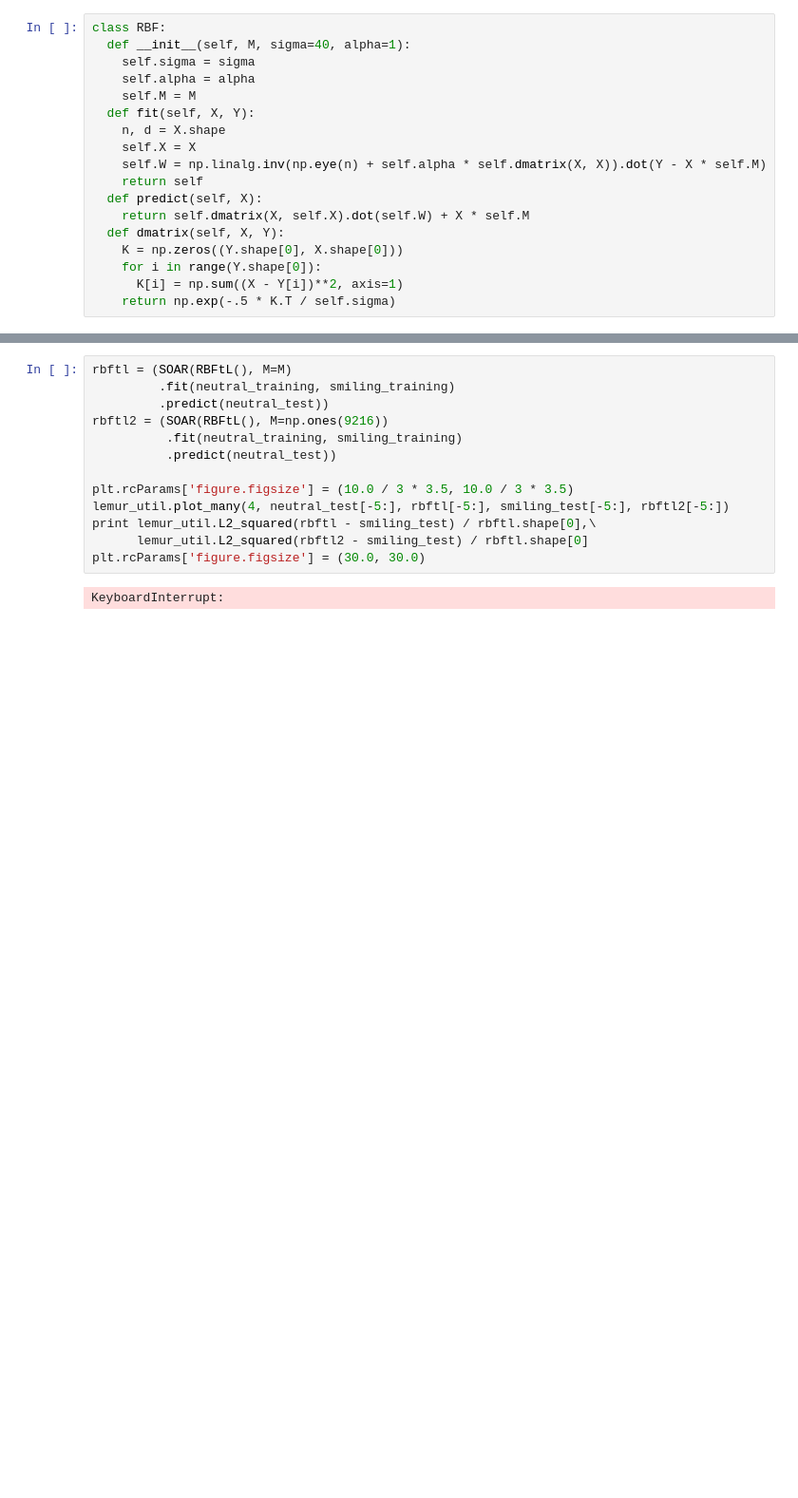
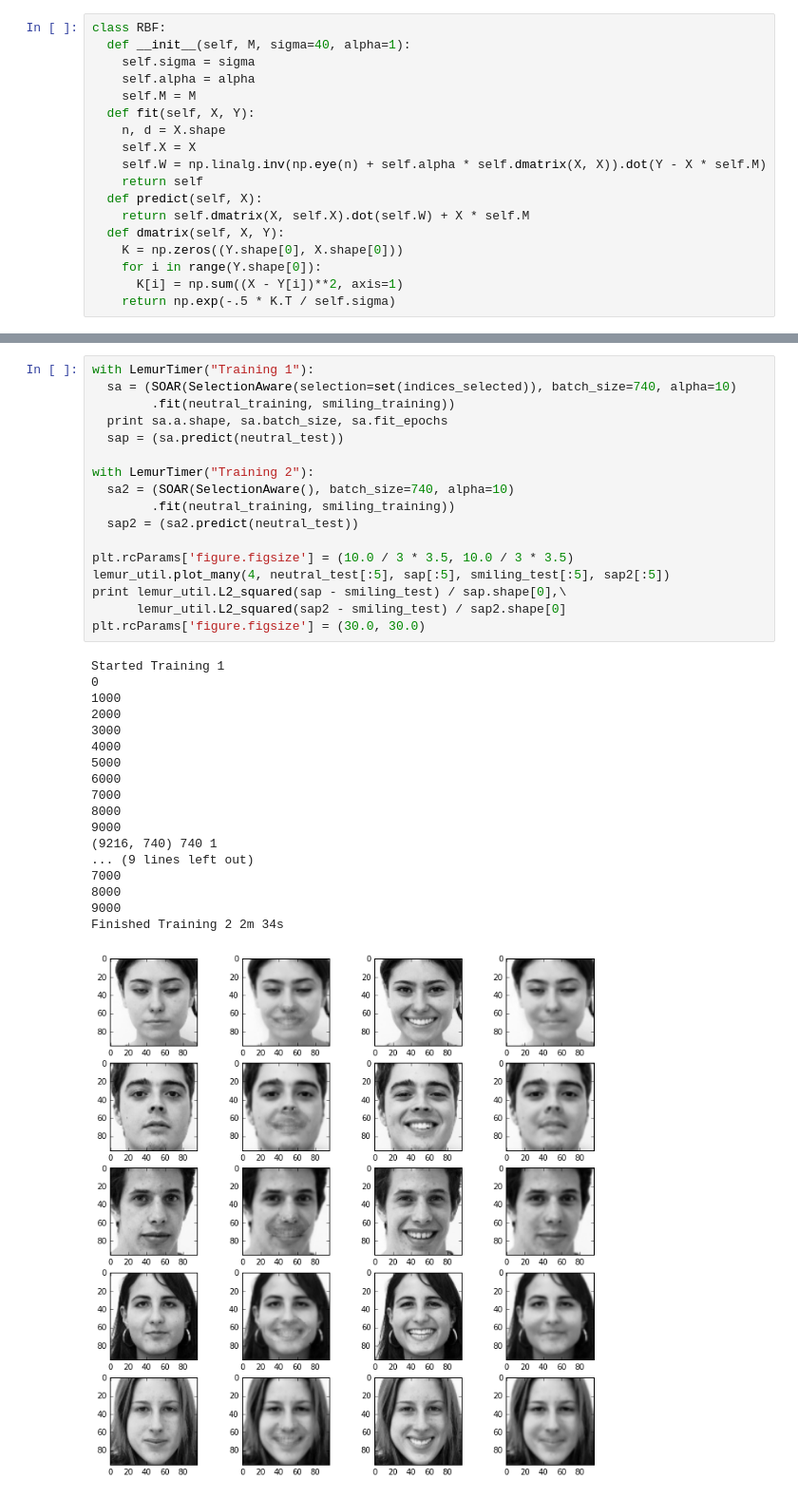
Before and after one commit to ehlemur-zz/BP, a Jupyter notebook: SOP Scratchpad.ipynb, the cells around one changed output, grey strips where cells are left out. Shown at 95% size. Saved outputs shown, nothing was run; the diff lists cells and outputs as text; blank space fills up the shorter version.

```diff
--- a/SOP Scratchpad.ipynb
+++ b/SOP Scratchpad.ipynb
@@ -243,15 +280,36 @@ class RBFtL:
 # %%
-rbftl = (SOAR(RBFtL(), M=M)
-         .fit(neutral_training, smiling_training)
-         .predict(neutral_test))
-rbftl2 = (SOAR(RBFtL(), M=np.ones(9216))
-          .fit(neutral_training, smiling_training)
-          .predict(neutral_test))
+with LemurTimer("Training 1"):
+  sa = (SOAR(SelectionAware(selection=set(indices_selected)), batch_size=740, alpha=10)
+        .fit(neutral_training, smiling_training))
+  print sa.a.shape, sa.batch_size, sa.fit_epochs
+  sap = (sa.predict(neutral_test))
+
+with LemurTimer("Training 2"):
+  sa2 = (SOAR(SelectionAware(), batch_size=740, alpha=10)
+        .fit(neutral_training, smiling_training))
+  sap2 = (sa2.predict(neutral_test))
 
 plt.rcParams['figure.figsize'] = (10.0 / 3 * 3.5, 10.0 / 3 * 3.5)
-lemur_util.plot_many(4, neutral_test[-5:], rbftl[-5:], smiling_test[-5:], rbftl2[-5:])
-print lemur_util.L2_squared(rbftl - smiling_test) / rbftl.shape[0],\
-      lemur_util.L2_squared(rbftl2 - smiling_test) / rbftl.shape[0]
+lemur_util.plot_many(4, neutral_test[:5], sap[:5], smiling_test[:5], sap2[:5])
+print lemur_util.L2_squared(sap - smiling_test) / sap.shape[0],\
+      lemur_util.L2_squared(sap2 - smiling_test) / sap2.shape[0]
 plt.rcParams['figure.figsize'] = (30.0, 30.0)
 # %% [output]
-KeyboardInterrupt:
+Started Training 1
+0
+1000
+2000
+3000
+4000
+5000
+6000
+7000
+8000
+9000
+(9216, 740) 740 1
+... (9 lines left out)
+7000
+8000
+9000
+Finished Training 2 2m 34s
+[figure, added]
```
Also changed, not shown: parts of 22 cells of this notebook, 1 other file.
